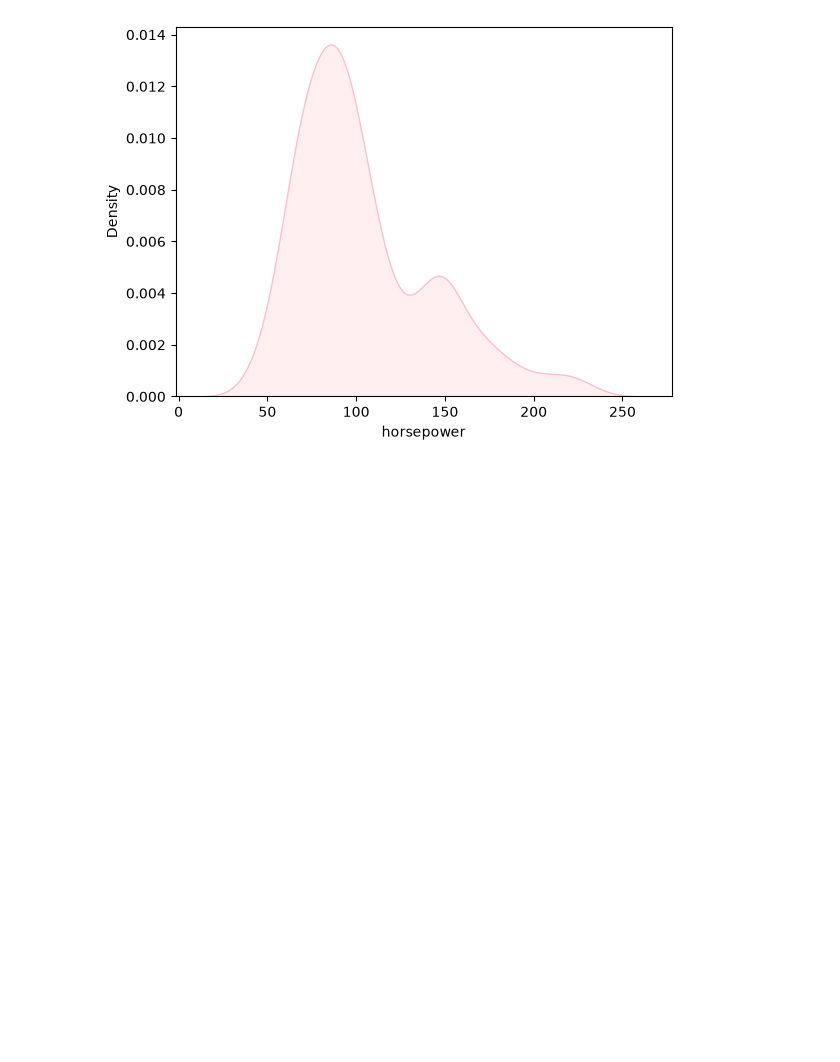
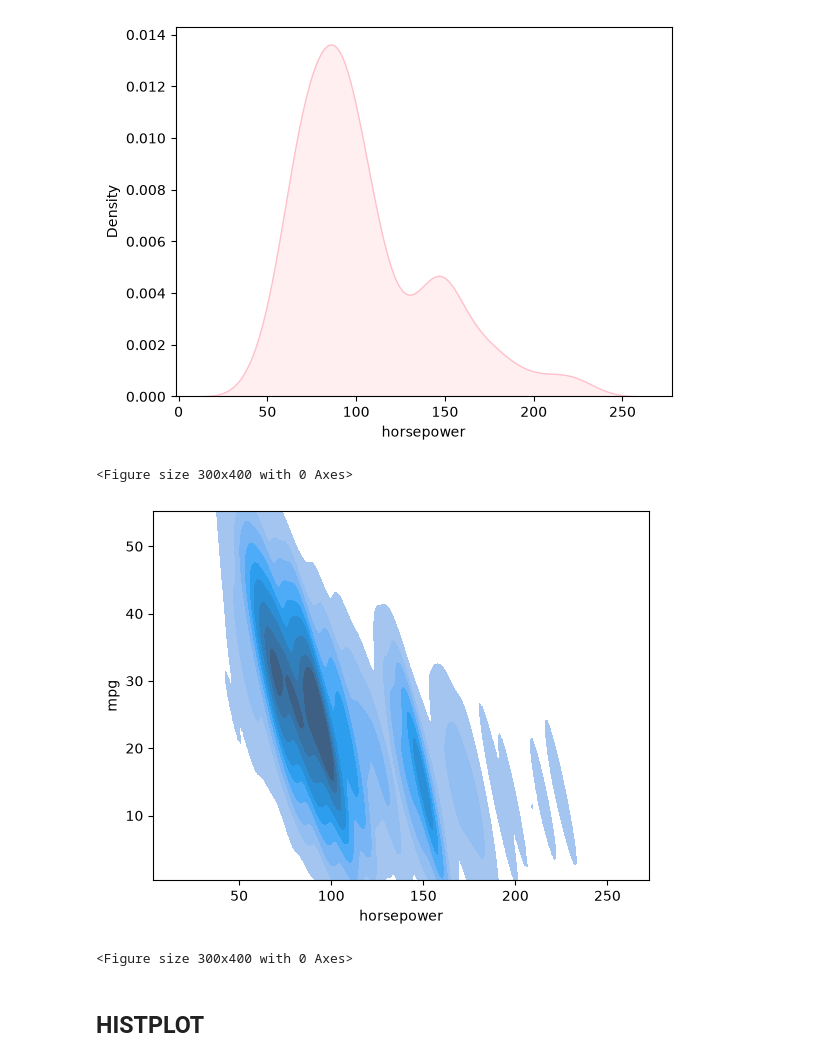
Before and after one commit to khushbu9119/Seaborn, a Jupyter notebook: practice.ipynb, the cells around one changed output. Saved outputs shown, nothing was run; the diff lists cells and outputs as text; code cells hidden in the pictures; blank space fills up the shorter version.

Commit message:
histplot

```diff
--- a/practice.ipynb
+++ b/practice.ipynb
@@ -81,3 +82,11 @@ sns.kdeplot(cars.horsepower,fill=True,color='pink')
 [figure]
 # %%
 #bivariate plot
+sns.kdeplot(x=cars.horsepower, y=cars.mpg,fill=True)
+plt.figure(figsize=(3, 4))
+# %% [output]
+<Figure size 300x400 with 0 Axes>
+[figure, added]
+<Figure size 300x400 with 0 Axes>
+# %% [markdown]
+## HISTPLOT
```
Also changed, not shown: parts of 4 cells of this notebook.
